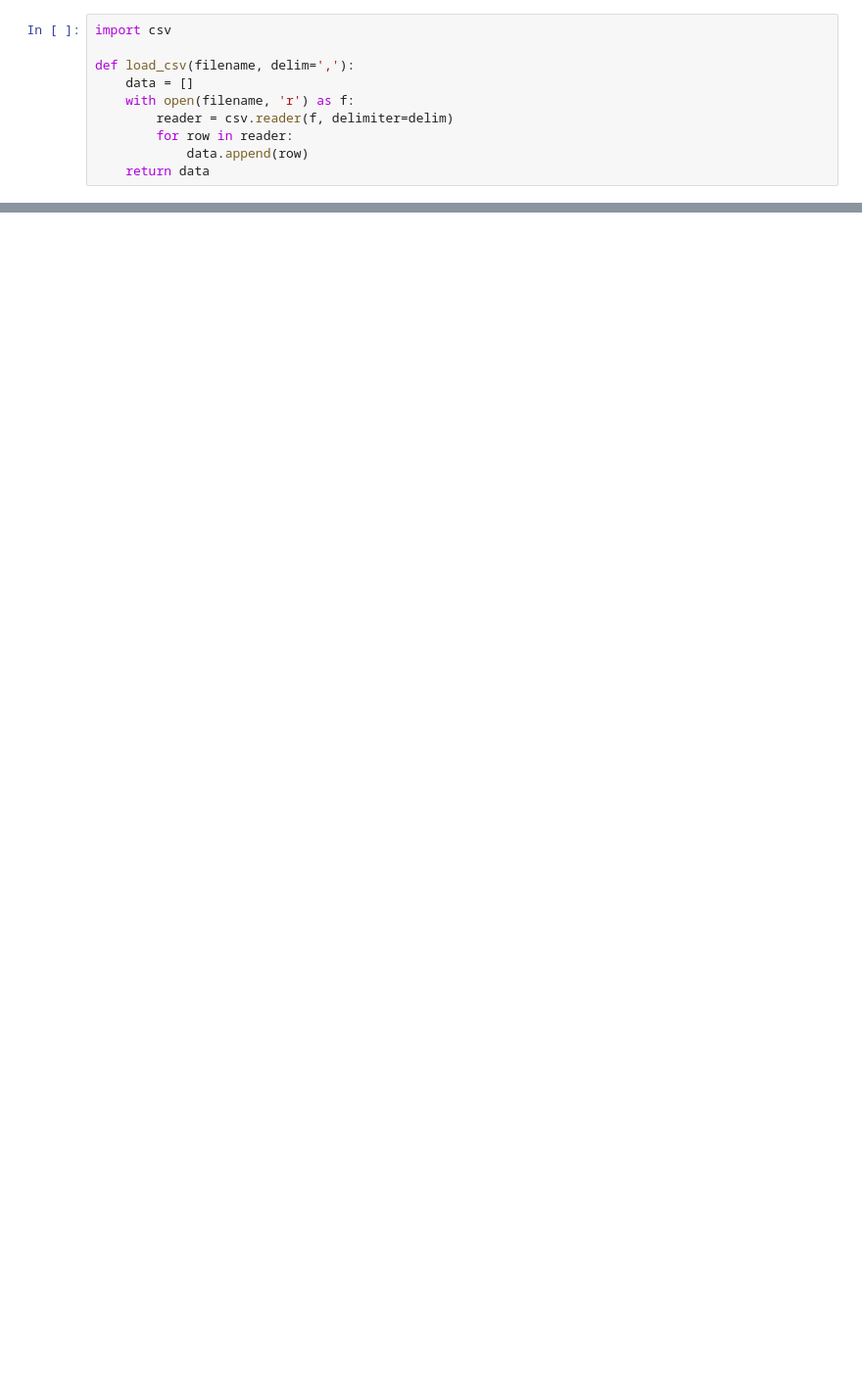
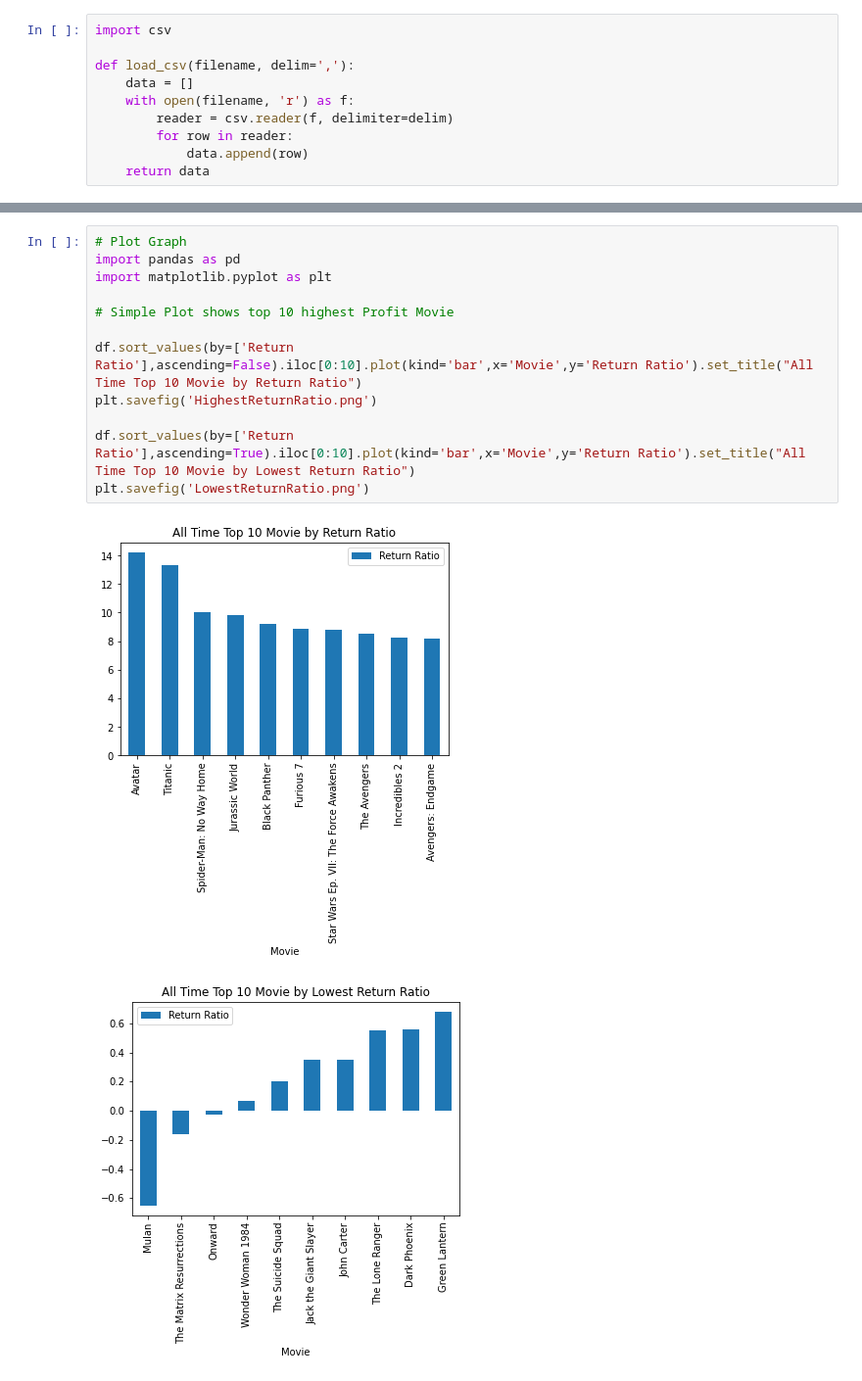
Before and after one commit to haozac/Box-Office-and-Movie-Review-Analysis, a Jupyter notebook: MovieBudget1.ipynb, the cells around one changed output, grey strips where cells are left out. Shown: that part at 98% size. Drawn from its saved outputs; the diff is of its cells as text; blank space fills up the shorter version.

```diff
--- a/MovieBudget1.ipynb
+++ b/MovieBudget1.ipynb
@@ -241,0 +206,15 @@ print(data)
+# %%
+# Plot Graph
+import pandas as pd
+import matplotlib.pyplot as plt
+
+# Simple Plot shows top 10 highest Profit Movie
+
+df.sort_values(by=['Return Ratio'],ascending=False).iloc[0:10].plot(kind='bar',x='Movie',y='Return Ratio').set_title("All Time Top 10 Movie by Return Ratio")
+plt.savefig('HighestReturnRatio.png')
+
+df.sort_values(by=['Return Ratio'],ascending=True).iloc[0:10].plot(kind='bar',x='Movie',y='Return Ratio').set_title("All Time Top 10 Movie by Lowest Return Ratio")
+plt.savefig('LowestReturnRatio.png')
+# %% [output]
+[figure, added]
+[figure, added]
```
Also changed, not shown: parts of 19 cells of this notebook, 6 other files.
